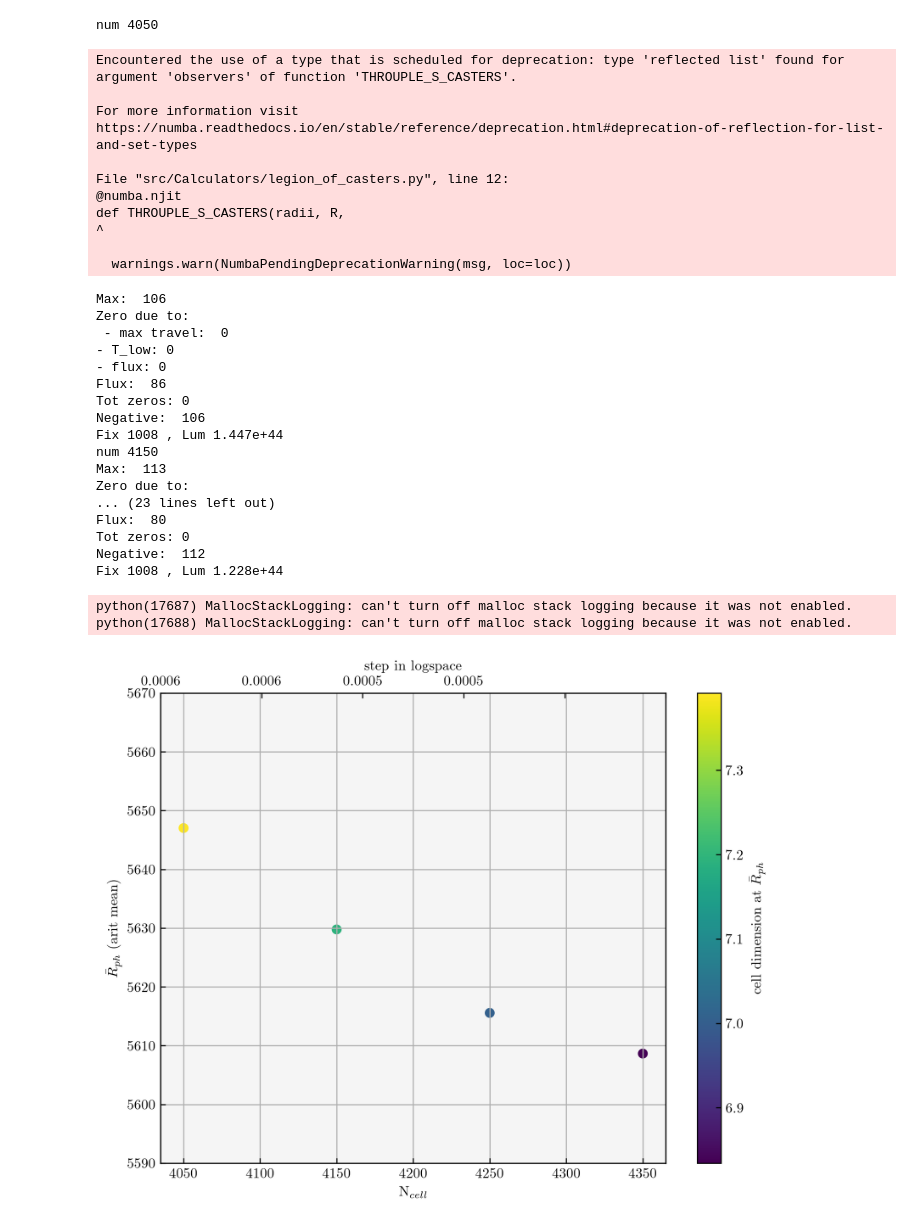
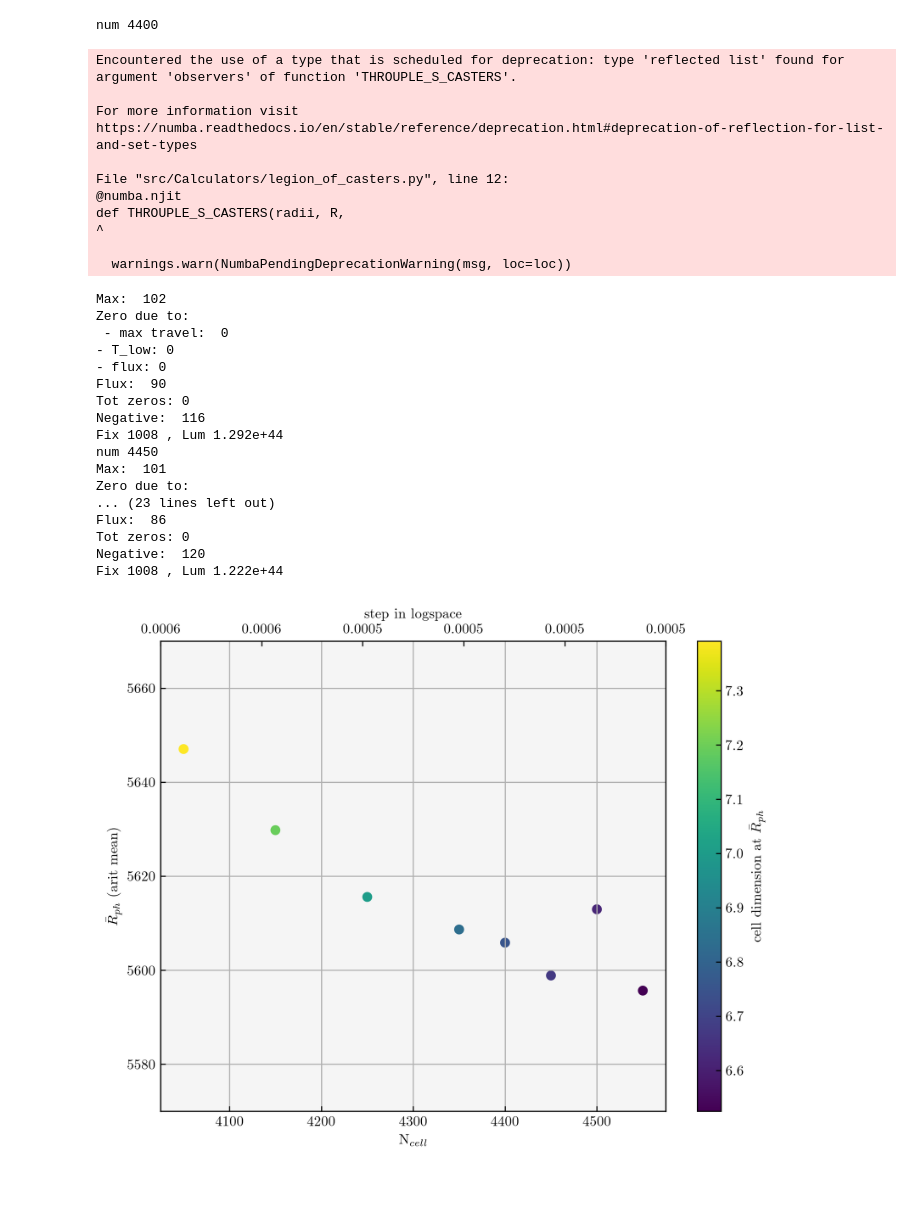
Before and after one commit to KKilmetis8/tde_comparison, a Jupyter notebook: test_radii.ipynb, the cells around one changed output. Cells and saved outputs as stored; diff of their text form; code cells hidden in the pictures; blank space fills up the shorter version.

```diff
--- a/test_radii.ipynb
+++ b/test_radii.ipynb
@@ -11,7 +11,7 @@ fix = 1008
 m = 6
 Rt = (10**m)**(1/3)
 # %%
-num_array = np.arange(4050, 4400, 100)
+num_array = np.arange(4400, 4600, 50)
 lum_array = np.zeros(len(num_array))
 photo_mean_aritarray = np.zeros(len(num_array))
 photo_mean_geomarray = np.zeros(len(num_array))
@@ -24,7 +24,7 @@ for i, num in enumerate(num_array):
     photo_mean_aritarray[i] = np.mean(sphere_radius)
     photo_mean_geomarray[i] = gmean(sphere_radius)
 # %% [output]
-num 4050
+num 4400
 Encountered the use of a type that is scheduled for deprecation: type 'reflected list' found for argument 'observers' of function 'THROUPLE_S_CASTERS'.
 
 For more information visit https://numba.readthedocs.io/en/stable/reference/deprecation.html#deprecation-of-reflection-for-list-and-set-types
@@ -35,23 +35,23 @@ def THROUPLE_S_CASTERS(radii, R,
 ^
 
   warnings.warn(NumbaPendingDeprecationWarning(msg, loc=loc))
-Max:  106
+Max:  102
 Zero due to:
  - max travel:  0
 - T_low: 0
 - flux: 0
+Flux:  90
+Tot zeros: 0
+Negative:  116
+Fix 1008 , Lum 1.292e+44
+num 4450
+Max:  101
+Zero due to:
+... (23 lines left out)
 Flux:  86
 Tot zeros: 0
-Negative:  106
-Fix 1008 , Lum 1.447e+44
-num 4150
-Max:  113
-Zero due to:
-... (23 lines left out)
-Flux:  80
-Tot zeros: 0
-Negative:  112
-Fix 1008 , Lum 1.228e+44
+Negative:  120
+Fix 1008 , Lum 1.222e+44
 # %%
 with open('data/red/convergence_test' + str(fix) + '.txt', 'a') as f:
     f.write('#num \n')
@@ -96,20 +96,18 @@ for i,spa in enumerate(spacing):
 # %%
 fig, ax1 = plt.subplots( figsize = (8,6) )
 ax2 = ax1.twiny()
 img = ax1.scatter(num_array, photo_mean_aritarray, c = diff_aritarray)
 cbar = fig.colorbar(img)
 cbar.set_label(r'cell dimension at $\bar{R}_{ph}$')
 ax1.set_xlabel(r'N$_{cell}$')
 ax1.set_ylabel(r'$\bar{R}_{ph}$ (arit mean)')
 ax1.grid()
-ax1.set_ylim(5590, 5670)
+ax1.set_ylim(5570, 5670)
 ax2.set_xticklabels(spacing_plot)
 ax2.set_xlabel('step in logspace ')
 plt.savefig('Figs/Convergence_check/convergence_aritphoto' + str(fix) + '.png')
 # %% [output]
-python(17687) MallocStackLogging: can't turn off malloc stack logging because it was not enabled.
-python(17688) MallocStackLogging: can't turn off malloc stack logging because it was not enabled.
-[figure, old version]
+[figure, new version]
 # %%
 fig, ax1 = plt.subplots( figsize = (8,6) )
 ax2 = ax1.twiny()
```
Also changed, not shown: parts of 2 cells of this notebook, 9 other files.
